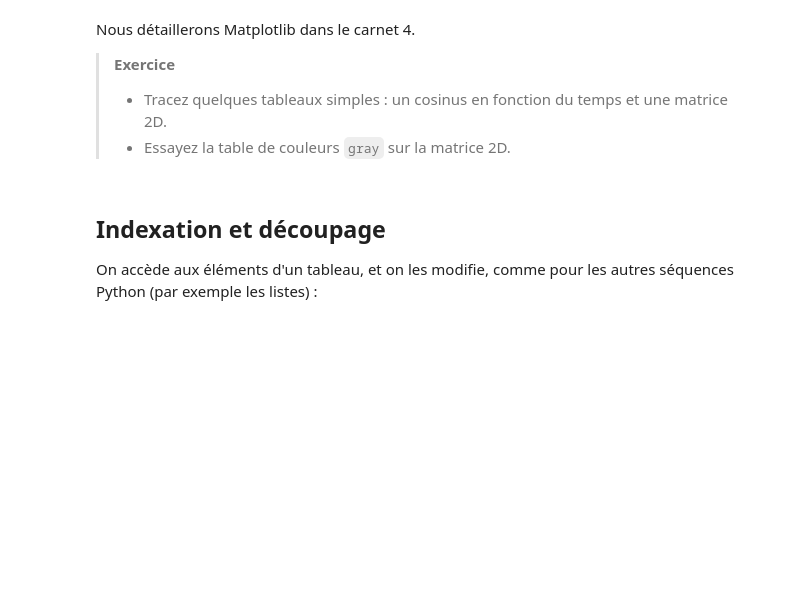
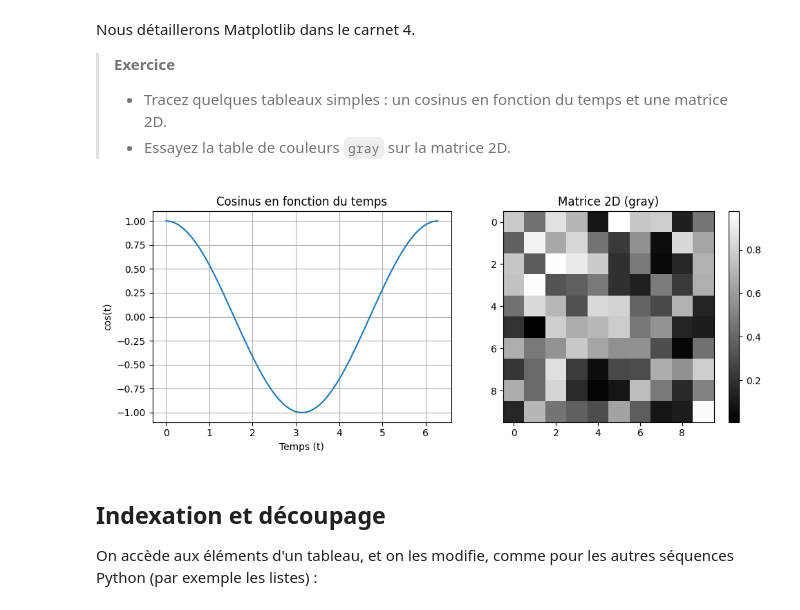
Before and after one commit to hanaefakri/M5_PythonPourLaPhysique, a Jupyter notebook: 03_numpy.ipynb, the cells around one changed output. Saved outputs shown, nothing was run; the diff lists cells and outputs as text; code cells hidden in the pictures; blank space fills up the shorter version.

```diff
--- a/03_numpy.ipynb
+++ b/03_numpy.ipynb
@@ -257,3 +423,34 @@ Nous détaillerons Matplotlib dans le carnet 4.
+# %%
+# Votre code ici
+import numpy as np
+import matplotlib.pyplot as plt
+
+# 1. Cosinus en fonction du temps
+t = np.linspace(0, 2 * np.pi, 100)
+y = np.cos(t)
+
+plt.figure(figsize=(10, 4))
+
+plt.subplot(1, 2, 1)
+plt.plot(t, y)
+plt.title("Cosinus en fonction du temps")
+plt.xlabel("Temps (t)")
+plt.ylabel("cos(t)")
+plt.grid(True)
+
+# 2. Matrice 2D avec table de couleurs 'gray'
+rng = np.random.default_rng(seed=42)
+matrice = rng.random((10, 10))
+
+plt.subplot(1, 2, 2)
+plt.imshow(matrice, cmap="gray")
+plt.colorbar()
+plt.title("Matrice 2D (gray)")
+
+plt.tight_layout()
+plt.show()
+# %% [output]
+[figure, added]
 # %% [markdown]
 ## Indexation et découpage
 
```
Also changed, not shown: parts of 189 cells of this notebook.
